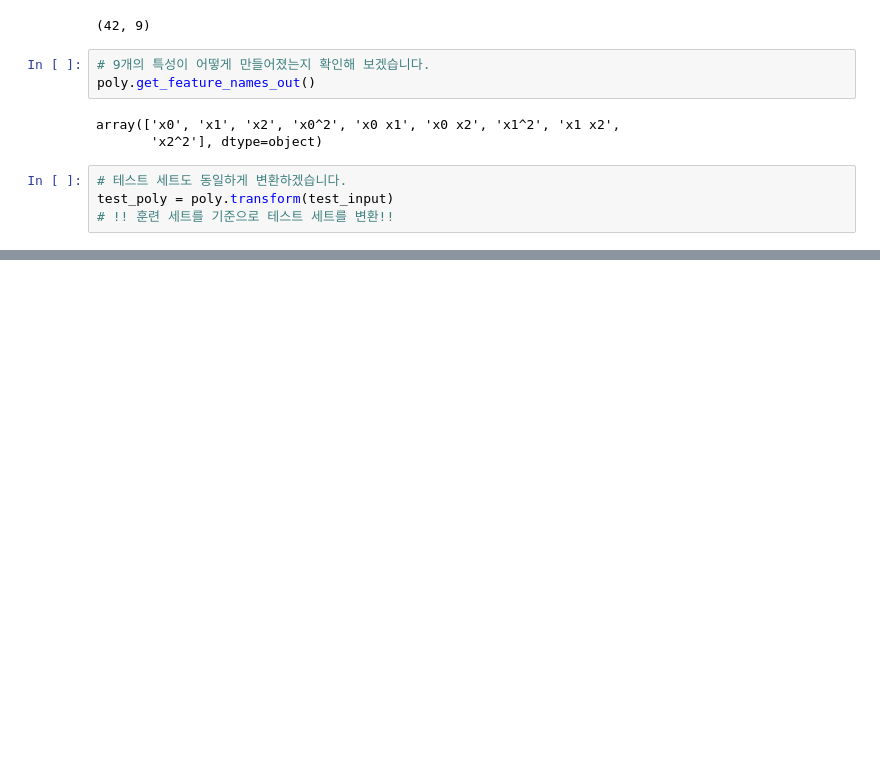
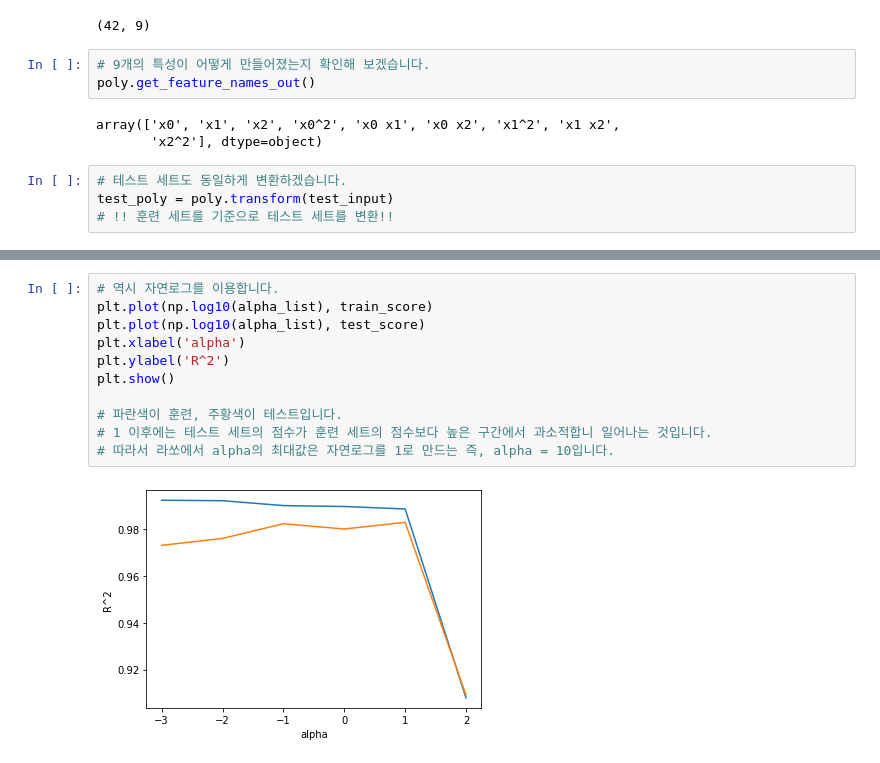
Before and after one commit to haechis/ML_trial, a Jupyter notebook: ML_trial_03_3_특성_공학과_규제.ipynb, the cells around one changed output, grey strips where cells are left out. Drawn from its saved outputs; the diff is of its cells as text; blank space fills up the shorter version.

```diff
--- a/ML_trial_03_3_특성_공학과_규제.ipynb
+++ b/ML_trial_03_3_특성_공학과_규제.ipynb
@@ -122,0 +299,13 @@ test_poly = poly.transform(test_input)
+# %%
+# 역시 자연로그를 이용합니다.
+plt.plot(np.log10(alpha_list), train_score)
+plt.plot(np.log10(alpha_list), test_score)
+plt.xlabel('alpha')
+plt.ylabel('R^2')
+plt.show()
+
+# 파란색이 훈련, 주황색이 테스트입니다.
+# 1 이후에는 테스트 세트의 점수가 훈련 세트의 점수보다 높은 구간에서 과소적합니 일어나는 것입니다.
+# 따라서 라쏘에서 alpha의 최대값은 자연로그를 1로 만드는 즉, alpha = 10입니다.
+# %% [output]
+[figure, added]
```
Also changed, not shown: parts of 24 cells of this notebook.
